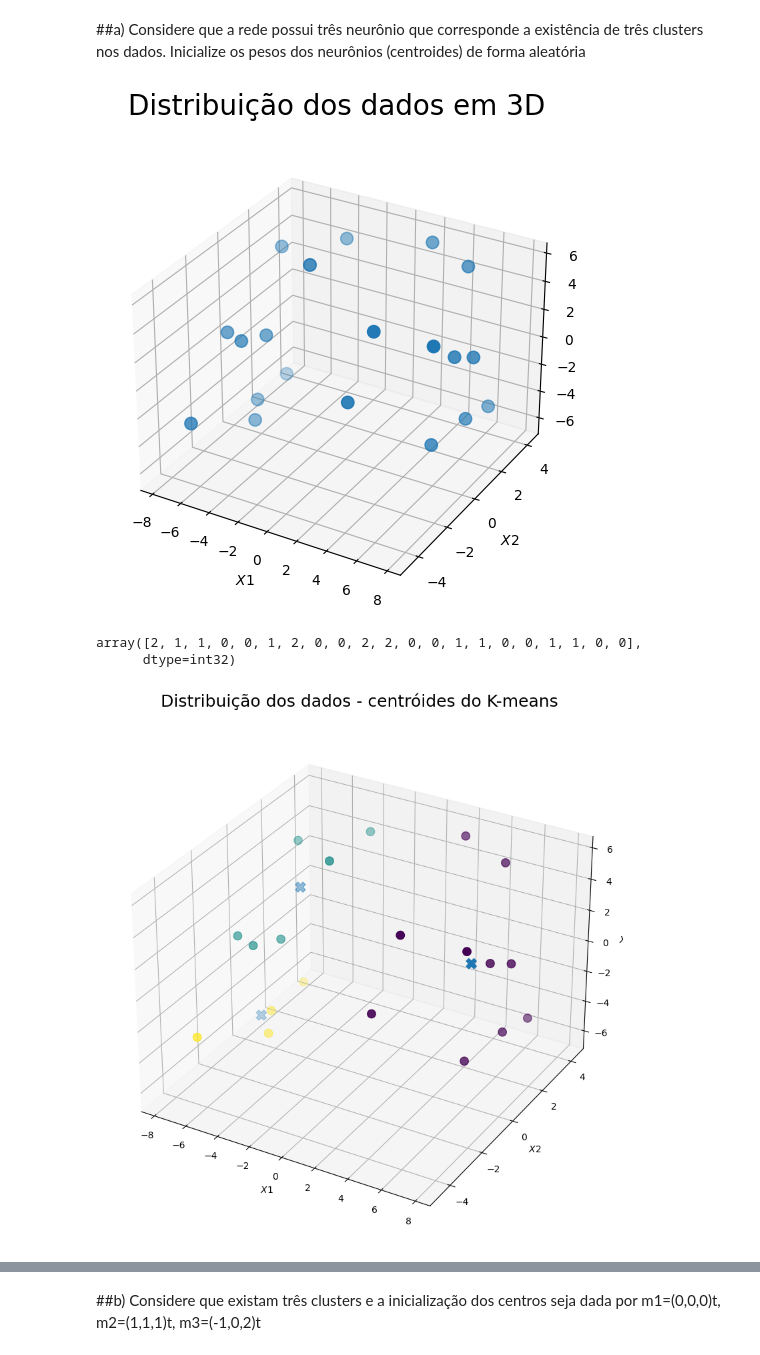
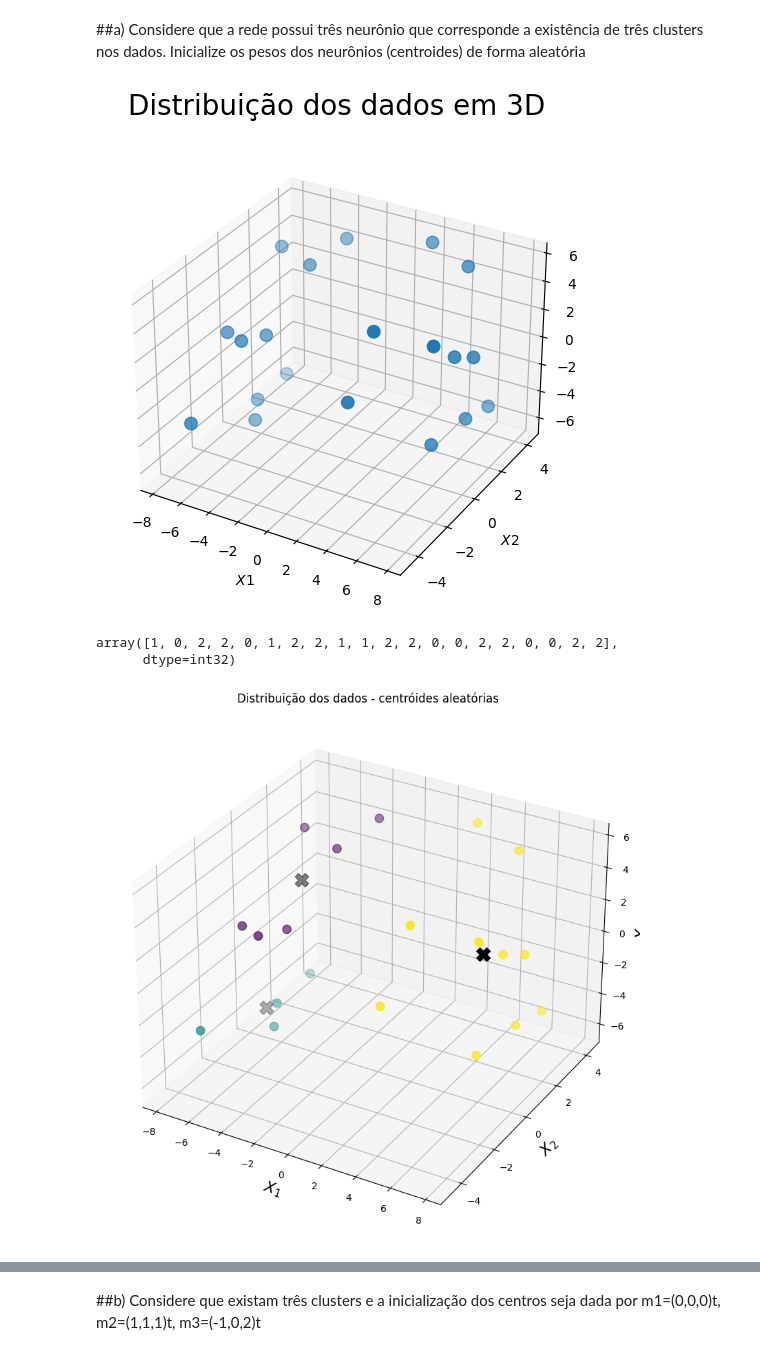
Before and after one commit to luizdts/artificial-intelligence, a Jupyter notebook: Unidade 3/Questao2.ipynb, the cells around one changed output, grey strips where cells are left out. Saved outputs shown, nothing was run; the diff lists cells and outputs as text; code cells hidden in the pictures.

```diff
--- a/Unidade 3/Questao2.ipynb
+++ b/Unidade 3/Questao2.ipynb
@@ -17,40 +25,12 @@ from sklearn.cluster import KMeans # KMeans
 # %% [markdown]
 ##a) Considere que a rede possui três neurônio que corresponde a existência de três clusters nos dados. Inicialize os pesos dos neurônios (centroides) de forma aleatória
 # %%
-dataset = np.array([  # Dados fornecidos na questão
-    [-5.82,-4.58,-1.97],
-    [-4.68 ,2.16, 3.71],
-    [-4.68, 2.16 ,3.71],
-    [3.36, -3.19, 1.09],
-  	[7.72 ,0.88 ,1.80],
-    [-7.64 ,3.06 ,3.50],
-    [-6.87 ,0.57 ,-5.45],
-    [4.47 ,-2.62 ,5.76],
-    [7.73 ,-2.01 ,5.18],
-    [-7.71 ,3.34 ,-6.33],
-    [-5.91 ,-0.49 ,-5.68],
-    [2.18 ,3.81 ,5.82],
-    [6.72 ,-0.93 ,-3.04],
-    [-5.25 ,-0.26 ,0.56],
-    [-6.94 ,-1.22 ,1.13],
-    [7.09 ,0.20 ,2.25],
-    [6.81 ,3.17 ,-4.15],
-    [-4.19 ,4.24 ,4.04],
-    [-5.38 ,-1.74 ,1.43],
-    [5.08 ,3.30 ,5.33],
-    [7.27 ,0.93 ,-2.78]
-])
+# Definição dos dados do problema, depois serão transformados em um dataframe
+x1 = [-5.82, -4.68, 3.36, 7.72, -7.64, -6.87, 4.47, 7.73, -7.71, -5.91, 2.18, 6.72, -5.25, -6.94, 7.09, 6.81, -4.19, -5.38, 5.08, 7.27]
+x2 = [-4.58, 2.16, -3.19, 0.88, 3.06, 0.57, -2.62, -2.01, 3.34, -0.49, 3.81, -0.93, -0.26, -1.22, 0.20, 3.17, 4.24, -1.74, 3.30, 0.93]
+x3 = [-1.97, 3.71, 1.09, 1.80, 3.50, -5.45, 5.76, 5.18, -6.33, -5.68, 5.82, -3.04, 0.56, 1.13, 2.25, -4.15, 4.04, 1.43, 5.33, -2.78]
 
-x1 = list()
-x2 = list()
-x3 = list()
-
-for i in dataset:
-  x1.append(i[0])
-for i in dataset:
-  x2.append(i[1])
-for i in dataset:
-  x3.append(i[2])
+df = pd.DataFrame({'x1': x1, 'x2': x2, 'x3': x3})
 
 fig = plt.figure(figsize=(8, 6))
 ax = fig.add_subplot(projection='3d')
@@ -62,7 +42,7 @@ ax.set_ylabel('$X2$', fontsize=10)
 ax.set_zlabel('$X3$', fontsize=10)
 plt.show()
 # %% [output]
-[figure, old version]
+[figure, new version]
 # %%
 kmeans = KMeans(  # inicializando de forma randômica os centróides
          init='random',
@@ -72,30 +52,26 @@ kmeans = KMeans(  # inicializando de forma randômica os centróides
          random_state=33
 )
 
-kmeans.fit(dataset) #treino com o conjunto de dados
+kmeans.fit(df) #treino com o conjunto de dados
 kmeans.cluster_centers_
 kmeans.labels_
 # %% [output]
-array([2, 1, 1, 0, 0, 1, 2, 0, 0, 2, 2, 0, 0, 1, 1, 0, 0, 1, 1, 0, 0],
+array([1, 0, 2, 2, 0, 1, 2, 2, 1, 1, 2, 2, 0, 0, 2, 2, 0, 0, 2, 2],
       dtype=int32)
 # %%
 centroides = kmeans.cluster_centers_
 labels = kmeans.labels_
 
-x_cent = [centroides[0][0], centroides[1][0], centroides[2][0]]
-y_cent = [centroides[0][1], centroides[1][1], centroides[2][1]]
-z_cent = [centroides[0][2], centroides[1][2], centroides[2][2]]
-
 fig = plt.figure(figsize=(10, 10))
 ax = fig.add_subplot(projection='3d')
 
-ax.scatter(x1, x2, x3, s=80, c=labels)
-ax.scatter(x_cent, y_cent, z_cent, s=120, marker='X')
-plt.title('Distribuição dos dados - centróides do K-means', pad=20, size=18)
-ax.set_xlabel('$X1$', fontsize=10)
-ax.set_ylabel('$X2$', fontsize=10)
-ax.set_zlabel('$X3$', fontsize=10)
+ax.scatter(x1, x2, x3, c=labels, s=80)
+ax.scatter(kmeans.cluster_centers_[:, 0], kmeans.cluster_centers_[:, 1], kmeans.cluster_centers_[:, 2], c='black', s=200, marker='X')
+plt.title('Distribuição dos dados - centróides aleatórias')
+ax.set_xlabel('$X_1$', fontsize=16)
+ax.set_ylabel('$X_2$', fontsize=16)
+ax.set_zlabel('$X_3$', fontsize=16)
 
 plt.show()
 # %% [output]
-[figure, old version]
+[figure, new version]
```
Also changed, not shown: parts of 7 cells of this notebook.
